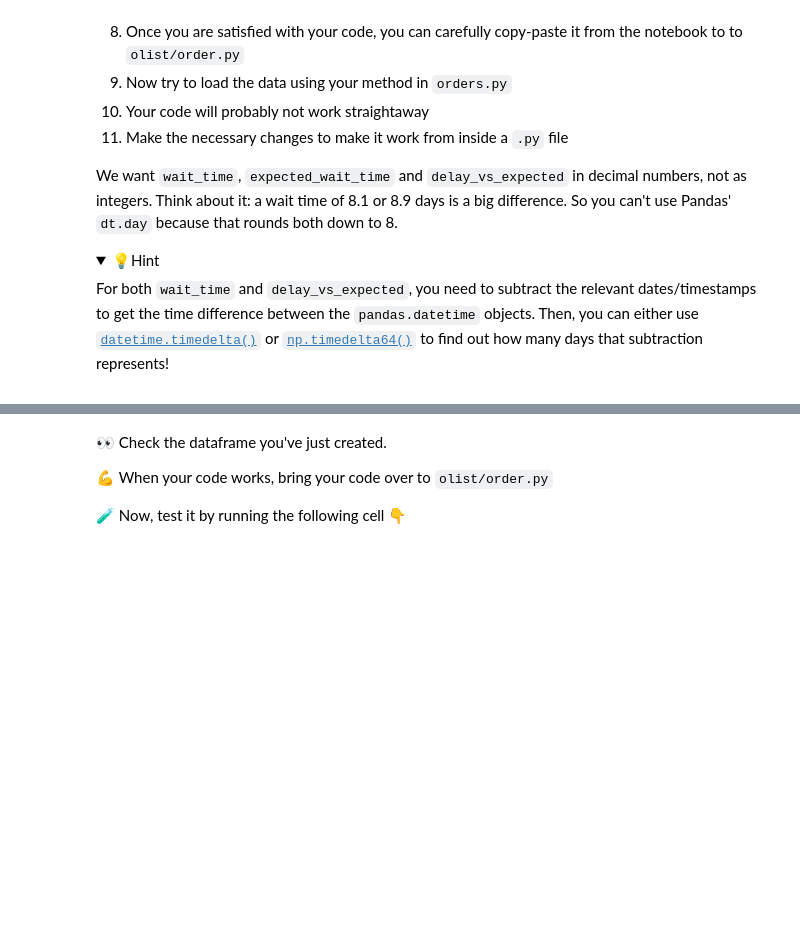
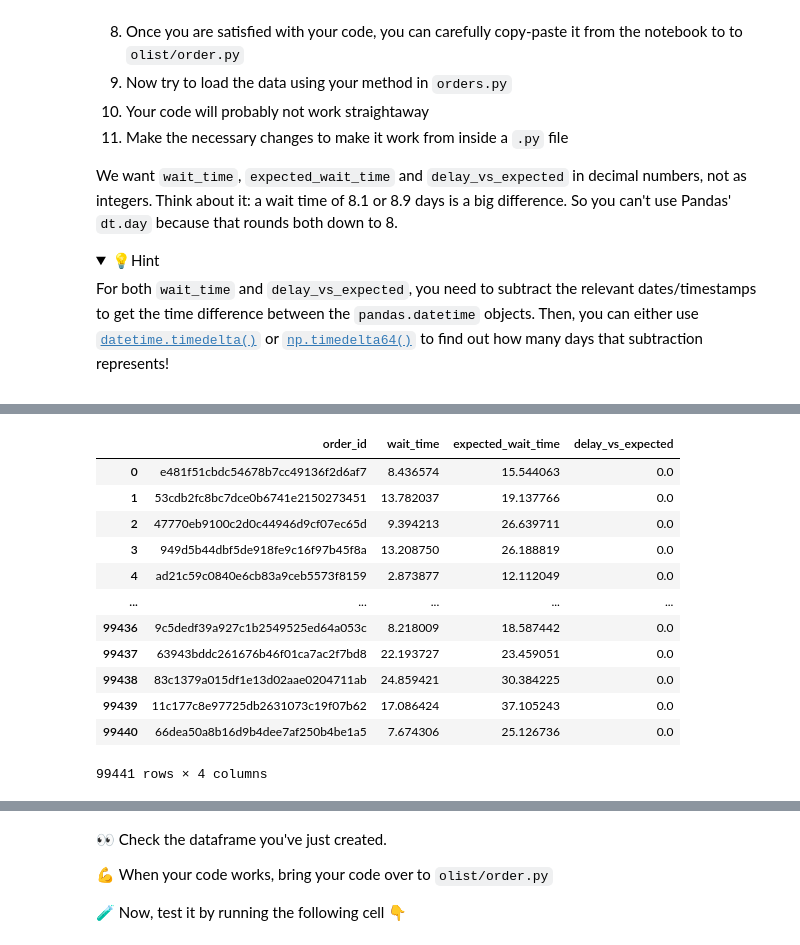
Before and after one commit to Data-Science-Bootcamp-lewagon/data-orders, a Jupyter notebook: orders.ipynb, the cells around one changed output, grey strips where cells are left out. Drawn from its saved outputs; the diff is of its cells as text; code cells hidden in the pictures; folded sections open; blank space fills up the shorter version.

```diff
--- a/orders.ipynb
+++ b/orders.ipynb
@@ -116,0 +214,16 @@ For both `wait_time` and `delay_vs_expected`, you need to subtract the relevant
+# %%
+orders[['order_id', 'wait_time', 'expected_wait_time', 'delay_vs_expected']]
+# %% [output]
+|  | order_id | wait_time | expected_wait_time | delay_vs_expected |
+| 0 | e481f51cbdc54678b7cc49136f2d6af7 | 8.436574 | 15.544063 | 0.0 |
+| 1 | 53cdb2fc8bc7dce0b6741e2150273451 | 13.782037 | 19.137766 | 0.0 |
+| 2 | 47770eb9100c2d0c44946d9cf07ec65d | 9.394213 | 26.639711 | 0.0 |
+| 3 | 949d5b44dbf5de918fe9c16f97b45f8a | 13.208750 | 26.188819 | 0.0 |
+| 4 | ad21c59c0840e6cb83a9ceb5573f8159 | 2.873877 | 12.112049 | 0.0 |
+| ... | ... | ... | ... | ... |
+| 99436 | 9c5dedf39a927c1b2549525ed64a053c | 8.218009 | 18.587442 | 0.0 |
+| 99437 | 63943bddc261676b46f01ca7ac2f7bd8 | 22.193727 | 23.459051 | 0.0 |
+| 99438 | 83c1379a015df1e13d02aae0204711ab | 24.859421 | 30.384225 | 0.0 |
+| 99439 | 11c177c8e97725db2631073c19f07b62 | 17.086424 | 37.105243 | 0.0 |
+| 99440 | 66dea50a8b16d9b4dee7af250b4be1a5 | 7.674306 | 25.126736 | 0.0 |
+99441 rows × 4 columns
```
Also changed, not shown: parts of 35 cells of this notebook, 7 other files.
